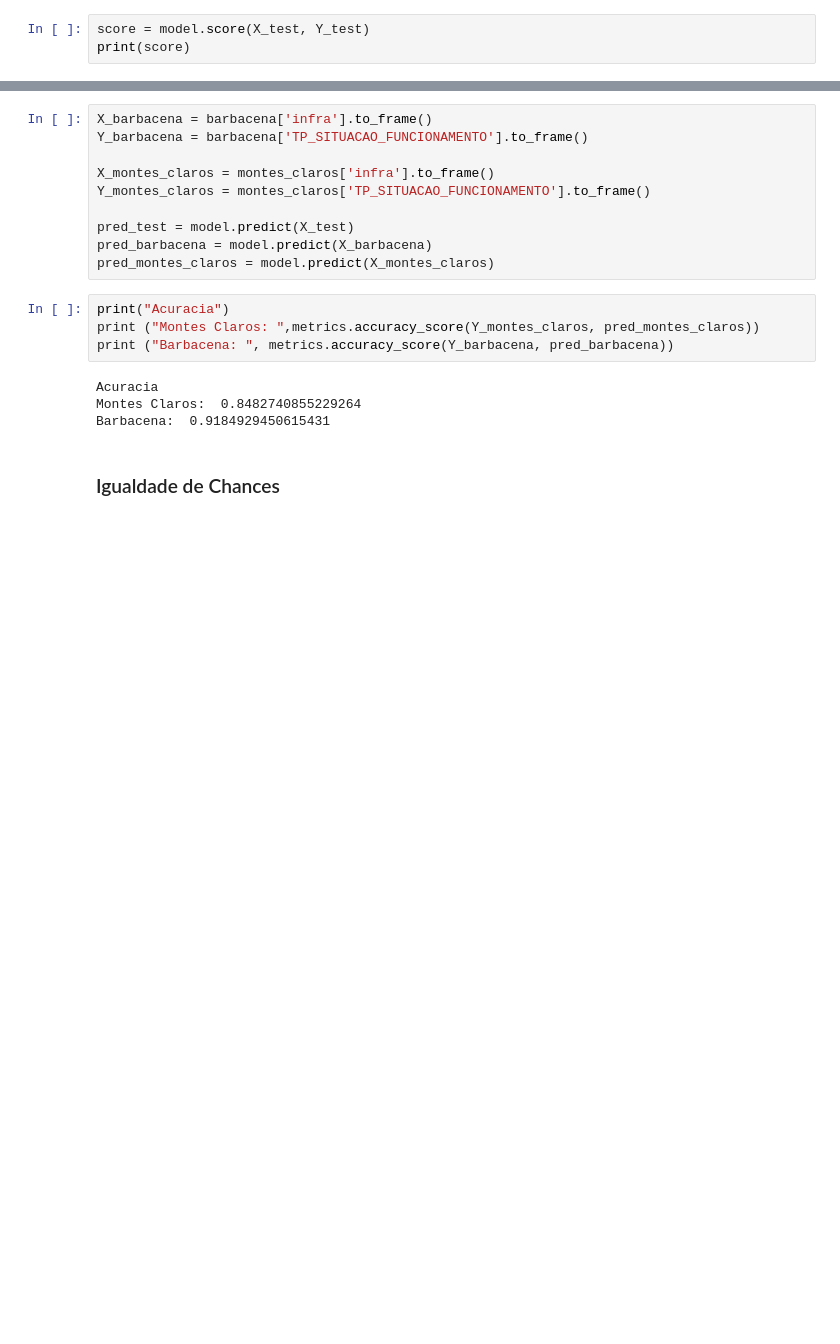
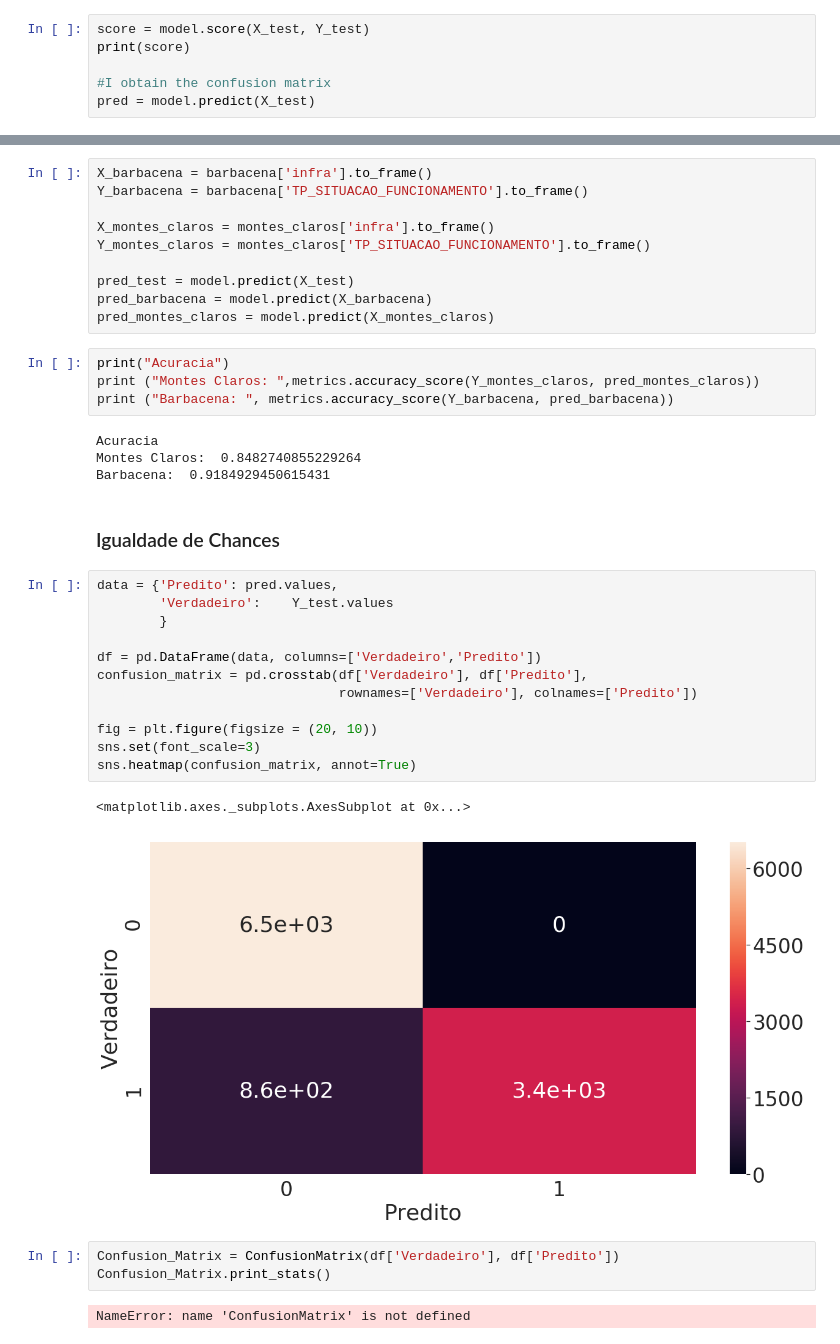
Before and after one commit to martimallow/escola_fechada, a Jupyter notebook: primeiras_analises.ipynb, the cells around one changed output, grey strips where cells are left out. Drawn from its saved outputs; the diff is of its cells as text; blank space fills up the shorter version.

```diff
--- a/primeiras_analises.ipynb
+++ b/primeiras_analises.ipynb
@@ -391,6 +394,9 @@ model = model.fit(X_train, Y_train)
 # %%
 score = model.score(X_test, Y_test)
 print(score)
+
+#I obtain the confusion matrix
+pred = model.predict(X_test)
 # %% [output]
 0.9200482867490017
 # %%
@@ -432,3 +438,23 @@ Montes Claros:  0.8482740855229264
 Barbacena:  0.9184929450615431
 # %% [markdown]
 ### Igualdade de Chances
+# %%
+data = {'Predito': pred.values,
+        'Verdadeiro':    Y_test.values
+        }
+
+df = pd.DataFrame(data, columns=['Verdadeiro','Predito'])
+confusion_matrix = pd.crosstab(df['Verdadeiro'], df['Predito'],
+                               rownames=['Verdadeiro'], colnames=['Predito'])
+
+fig = plt.figure(figsize = (20, 10))
+sns.set(font_scale=3)
+sns.heatmap(confusion_matrix, annot=True)
+# %% [output]
+<matplotlib.axes._subplots.AxesSubplot at 0x...>
+[figure, added]
+# %%
+Confusion_Matrix = ConfusionMatrix(df['Verdadeiro'], df['Predito'])
+Confusion_Matrix.print_stats()
+# %% [output]
+NameError: name 'ConfusionMatrix' is not defined
```
Also changed, not shown: parts of 1 cell of this notebook.
